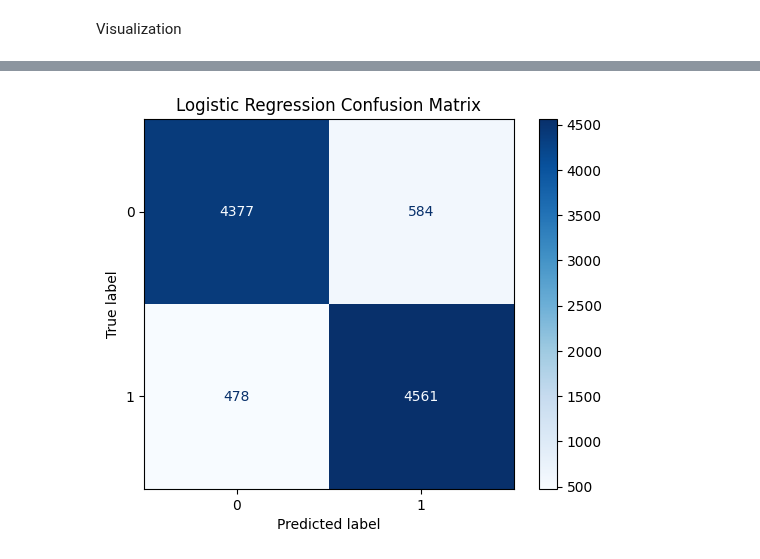
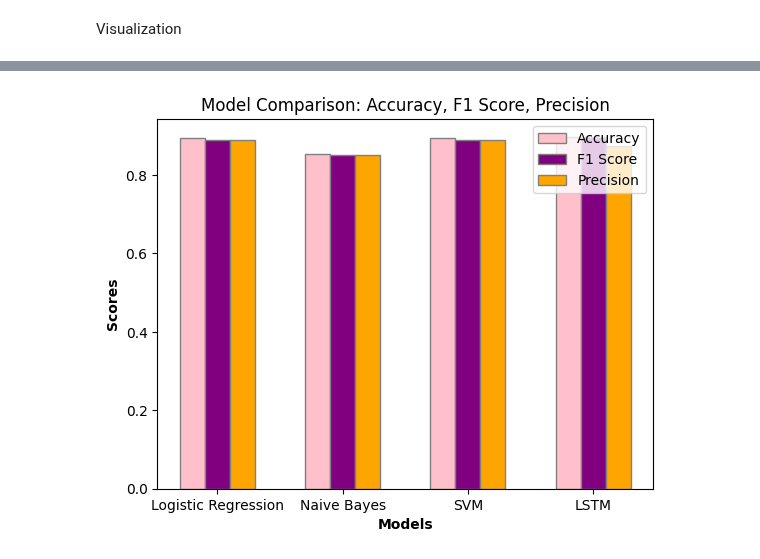
Before and after one commit to sushithadevaraju/sentiment-analysis-of-imdb, a Jupyter notebook: final_code.ipynb, the cells around one changed output, grey strips where cells are left out. Drawn from its saved outputs; the diff is of its cells as text; code cells hidden in the pictures.

```diff
--- a/final_code.ipynb
+++ b/final_code.ipynb
@@ -305,14 +327,45 @@ plt.show()
-# %%
-from sklearn.metrics import confusion_matrix, ConfusionMatrixDisplay
-
-# Predicting with Logistic Regression
-y_pred_lr = lr_model.predict(X_test_tfidf)
-
-# Confusion Matrix for Logistic Regression
-cm_lr = confusion_matrix(y_test, y_pred_lr)
-disp_lr = ConfusionMatrixDisplay(confusion_matrix=cm_lr, display_labels=lr_model.classes_)
-disp_lr.plot(cmap=plt.cm.Blues)
-plt.title("Logistic Regression Confusion Matrix")
-plt.show()
-# %% [output]
-[figure, removed]
+# %%
+import matplotlib.pyplot as plt
+
+#Metrics of the models:
+metrics = {
+    "Logistic Regression": {"accuracy": 0.8938, "f1_score": 0.89, "precision": 0.89},
+    "Naive Bayes": {"accuracy": 0.852, "f1_score": 0.85, "precision": 0.85},
+    "SVM": {"accuracy": 0.8941, "f1_score": 0.89, "precision": 0.89},
+    "LSTM": {"accuracy": 0.896399974822998, "f1_score": 0.8972179289026275, "precision": 0.8740824392998306},
+}
+
+#Names of the models
+models = list(metrics.keys())
+
+#Metrics
+accuracies = [metrics[model]["accuracy"] for model in models]
+f1_scores = [metrics[model]["f1_score"] for model in models]
+precisions = [metrics[model]["precision"] for model in models]
+
+#Creating bar width
+bar_width = 0.2
+
+#Seting positions for the bars
+r1 = np.arange(len(models))
+r2 = [x + bar_width for x in r1]
+r3 = [x + bar_width for x in r2]
+
+#Plot bars
+plt.bar(r1, accuracies, color='pink', width=bar_width, edgecolor='grey', label='Accuracy')
+plt.bar(r2, f1_scores, color='purple', width=bar_width, edgecolor='grey', label='F1 Score')
+plt.bar(r3, precisions, color='orange', width=bar_width, edgecolor='grey', label='Precision')
+
+#Adding labels
+plt.xlabel('Models', fontweight='bold')
+plt.ylabel('Scores', fontweight='bold')
+plt.xticks([r + bar_width for r in range(len(models))], models)
+plt.title('Model Comparison: Accuracy, F1 Score, Precision')
+
+#Adding legend
+plt.legend()
+
+#Displaying plot
+plt.show()
+# %% [output]
+[figure, added]
```
Also changed, not shown: parts of 3 cells of this notebook.
